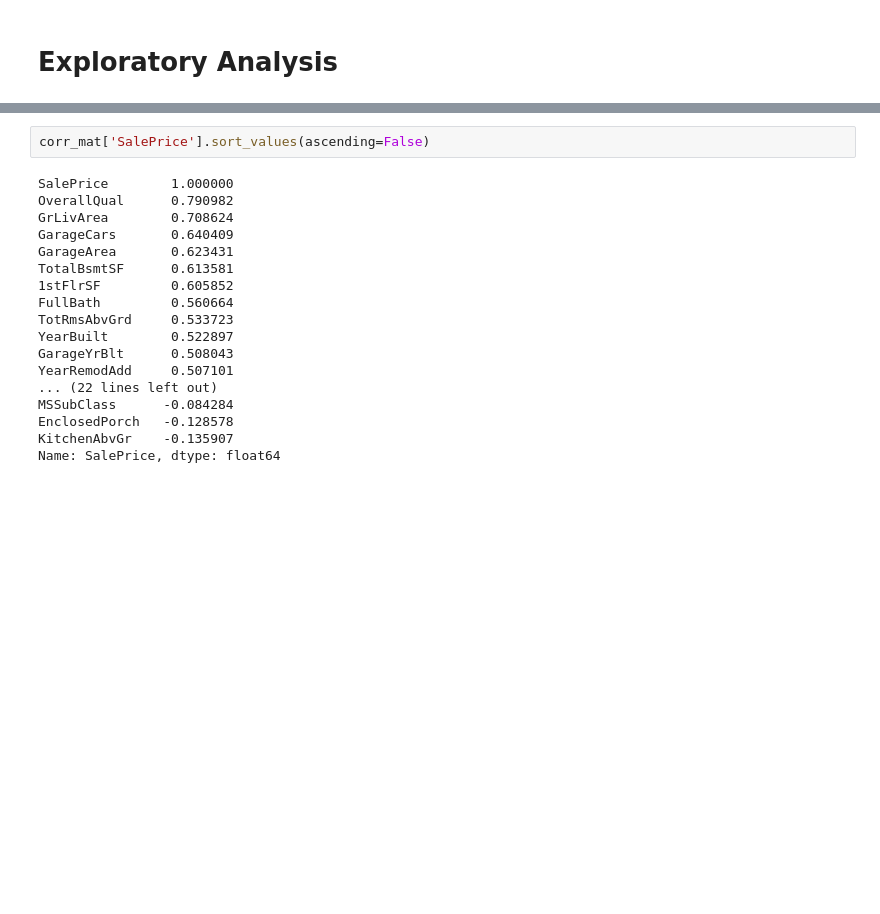
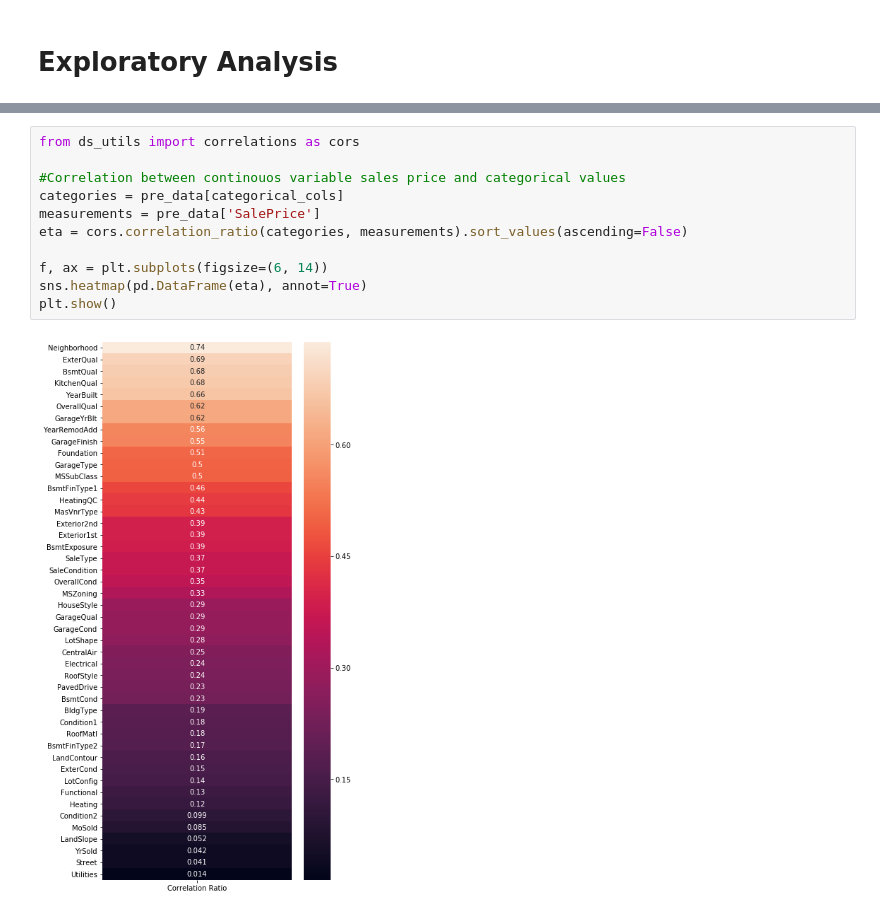
Before and after one commit to MarcoAntonioMontez/HousePrices, a Jupyter notebook: Pre-Processing2.ipynb, the cells around one changed output, grey strips where cells are left out. Saved outputs shown, nothing was run; the diff lists cells and outputs as text; blank space fills up the shorter version.

```diff
--- a/Pre-Processing2.ipynb
+++ b/Pre-Processing2.ipynb
@@ -113,20 +166,13 @@ sns.heatmap(corr_mat, vmax=.8, square=True);
-# %%
-corr_mat['SalePrice'].sort_values(ascending=False)
-# %% [output]
-SalePrice        1.000000
-OverallQual      0.790982
-GrLivArea        0.708624
-GarageCars       0.640409
-GarageArea       0.623431
-TotalBsmtSF      0.613581
-1stFlrSF         0.605852
-FullBath         0.560664
-TotRmsAbvGrd     0.533723
-YearBuilt        0.522897
-GarageYrBlt      0.508043
-YearRemodAdd     0.507101
-... (22 lines left out)
-MSSubClass      -0.084284
-EnclosedPorch   -0.128578
-KitchenAbvGr    -0.135907
-Name: SalePrice, dtype: float64
+# %%
+from ds_utils import correlations as cors
+
+#Correlation between continouos variable sales price and categorical values
+categories = pre_data[categorical_cols]
+measurements = pre_data['SalePrice']
+eta = cors.correlation_ratio(categories, measurements).sort_values(ascending=False)
+
+f, ax = plt.subplots(figsize=(6, 14))
+sns.heatmap(pd.DataFrame(eta), annot=True)
+plt.show()
+# %% [output]
+[figure, added]
```
Also changed, not shown: parts of 11 cells of this notebook, 2 other files.
